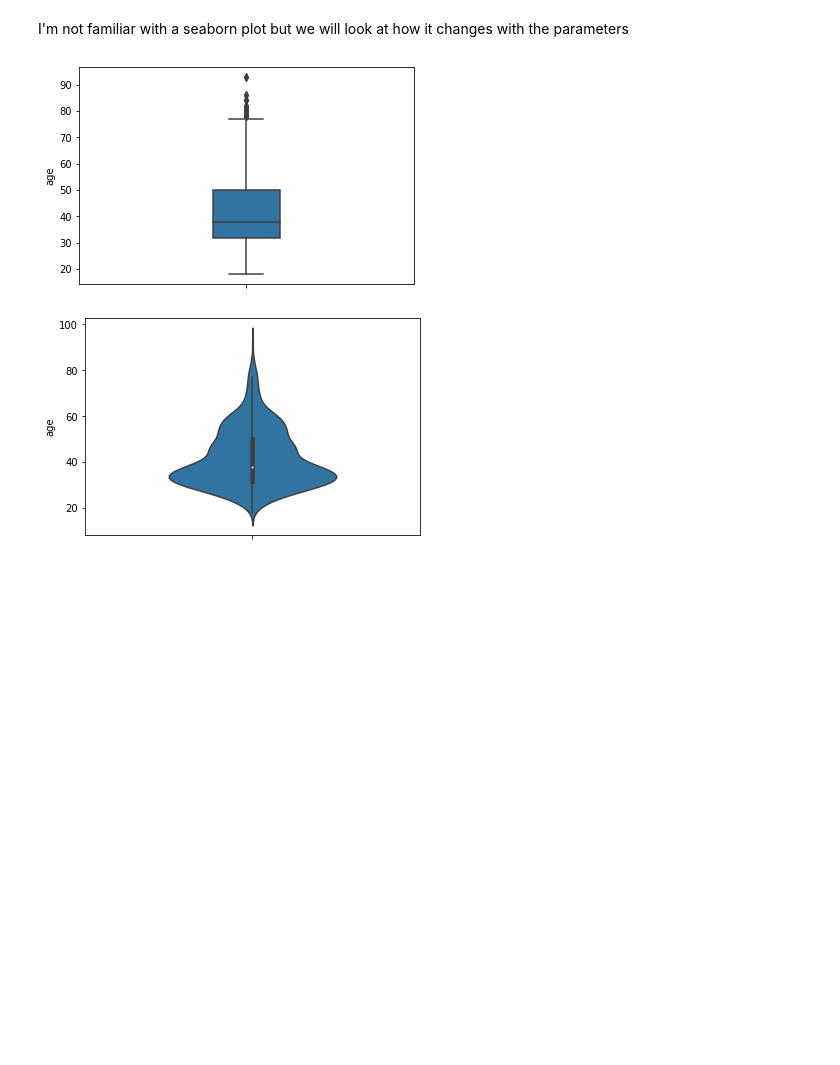
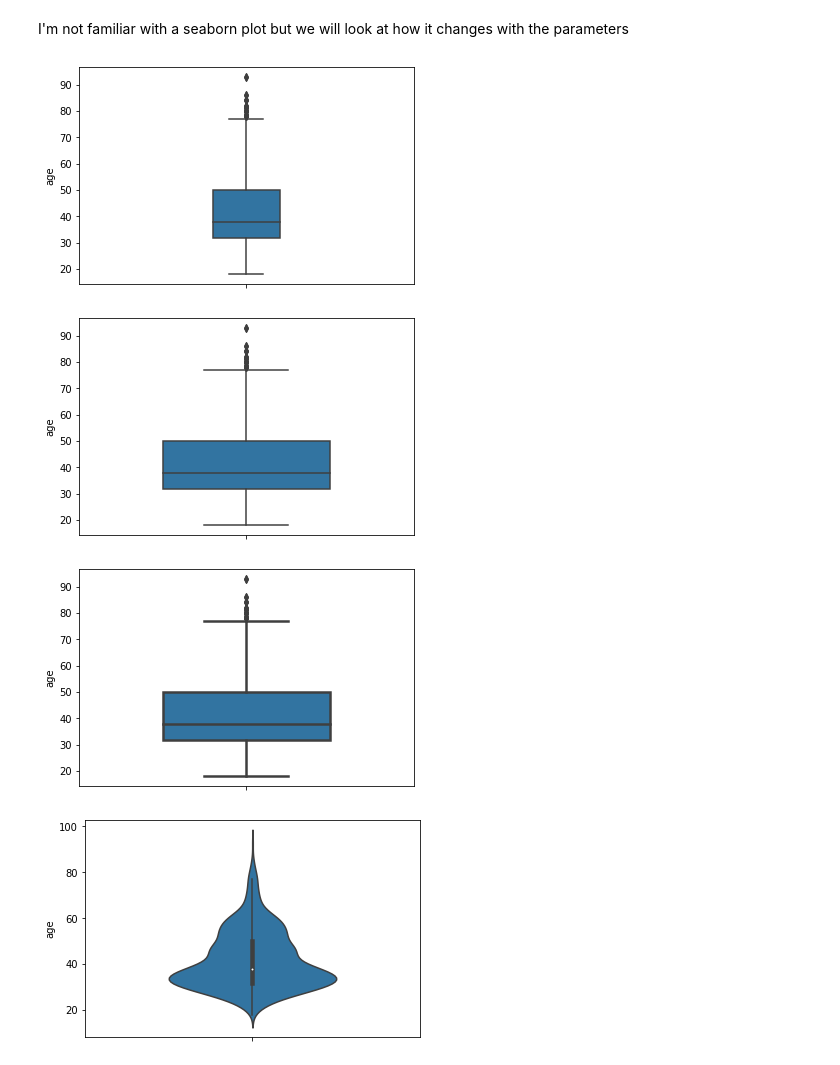
Before and after one commit to 110900/dmdm, a Jupyter notebook: E-tivity1DM.ipynb, the cells around one changed output. Saved outputs shown, nothing was run; the diff lists cells and outputs as text; code cells hidden in the pictures; blank space fills up the shorter version.

```diff
--- a/E-tivity1DM.ipynb
+++ b/E-tivity1DM.ipynb
@@ -223,10 +223,20 @@ I'm not familiar with a seaborn plot but we will  look at how it changes with th
 # %%
 #First, let's draw a seaborn-style box plot for LoanAmount
 
 sns.boxplot(x=df['age'], orient='v', width=0.2)
 plt.show()
+
+#This changes the width of the box
+
+sns.boxplot(x=df['age'], orient ='v',width=0.5)
+plt.show()
+
+sns.boxplot(x=df['age'], orient ='v',width=0.5, linewidth=2.5)
+plt.show()
 # %% [output]
 [figure]
+[figure, added]
+[figure, added]
 # %%
 #Violin plot for LoanAmount
 
```
